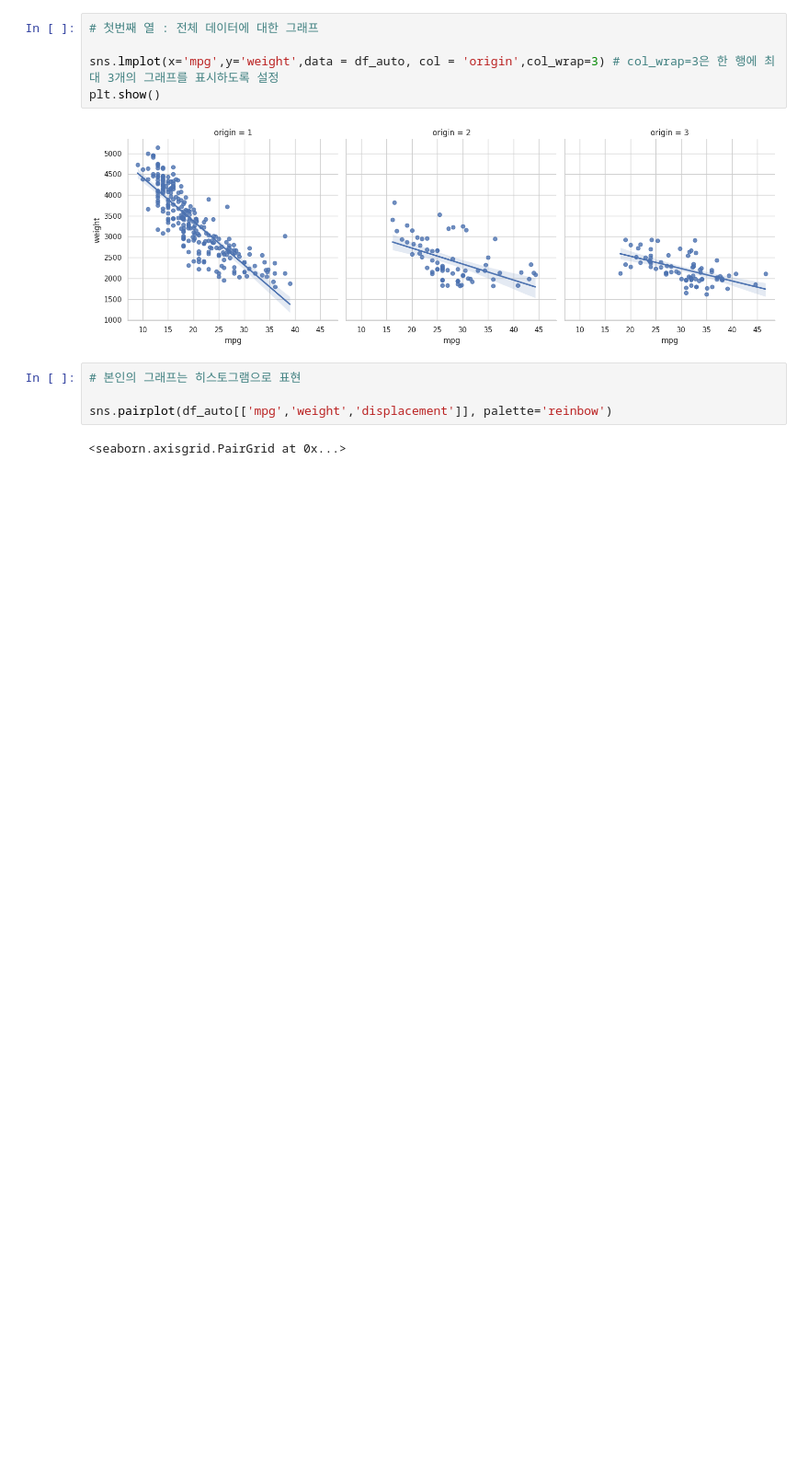
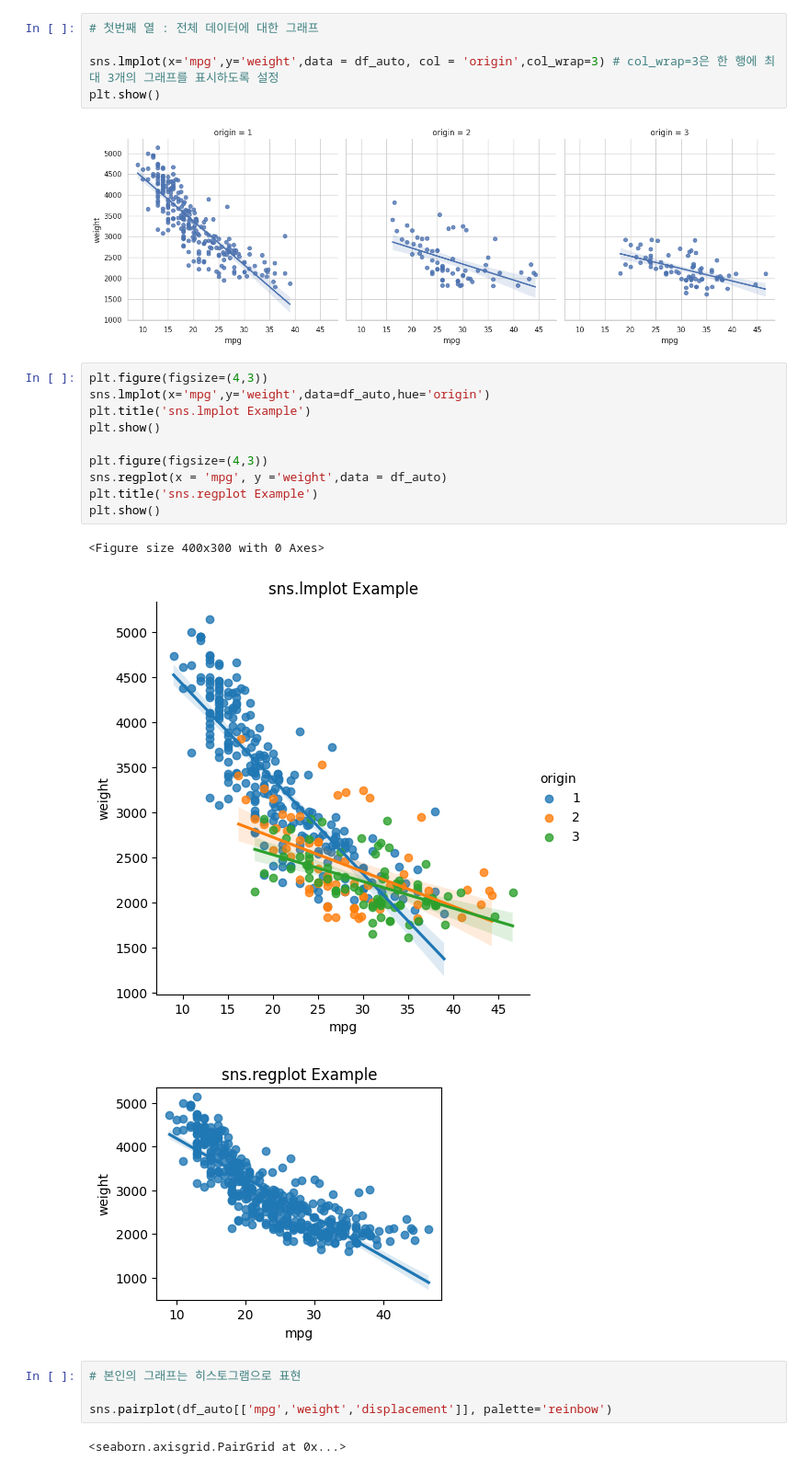
Before and after one commit to yk91412/kita_2404, a Jupyter notebook: m3_분석라이브러리/시각화/시각화2.ipynb, the cells around one changed output. Shown at 92% size. Cells and saved outputs as stored; diff of their text form; blank space fills up the shorter version.

```diff
--- a/m3_분석라이브러리/시각화/시각화2.ipynb
+++ b/m3_분석라이브러리/시각화/시각화2.ipynb
@@ -400,6 +400,20 @@ sns.lmplot(x='mpg',y='weight',data = df_auto, col = 'origin',col_wrap=3) # col_w
 plt.show()
 # %% [output]
 [figure]
+# %%
+plt.figure(figsize=(4,3))
+sns.lmplot(x='mpg',y='weight',data=df_auto,hue='origin')
+plt.title('sns.lmplot Example')
+plt.show()
+
+plt.figure(figsize=(4,3))
+sns.regplot(x = 'mpg', y ='weight',data = df_auto)
+plt.title('sns.regplot Example')
+plt.show()
+# %% [output]
+<Figure size 400x300 with 0 Axes>
+[figure, added]
+[figure, added]
 # %%
 # 본인의 그래프는 히스토그램으로 표현
 
```
Also changed, not shown: parts of 4 cells of this notebook.
